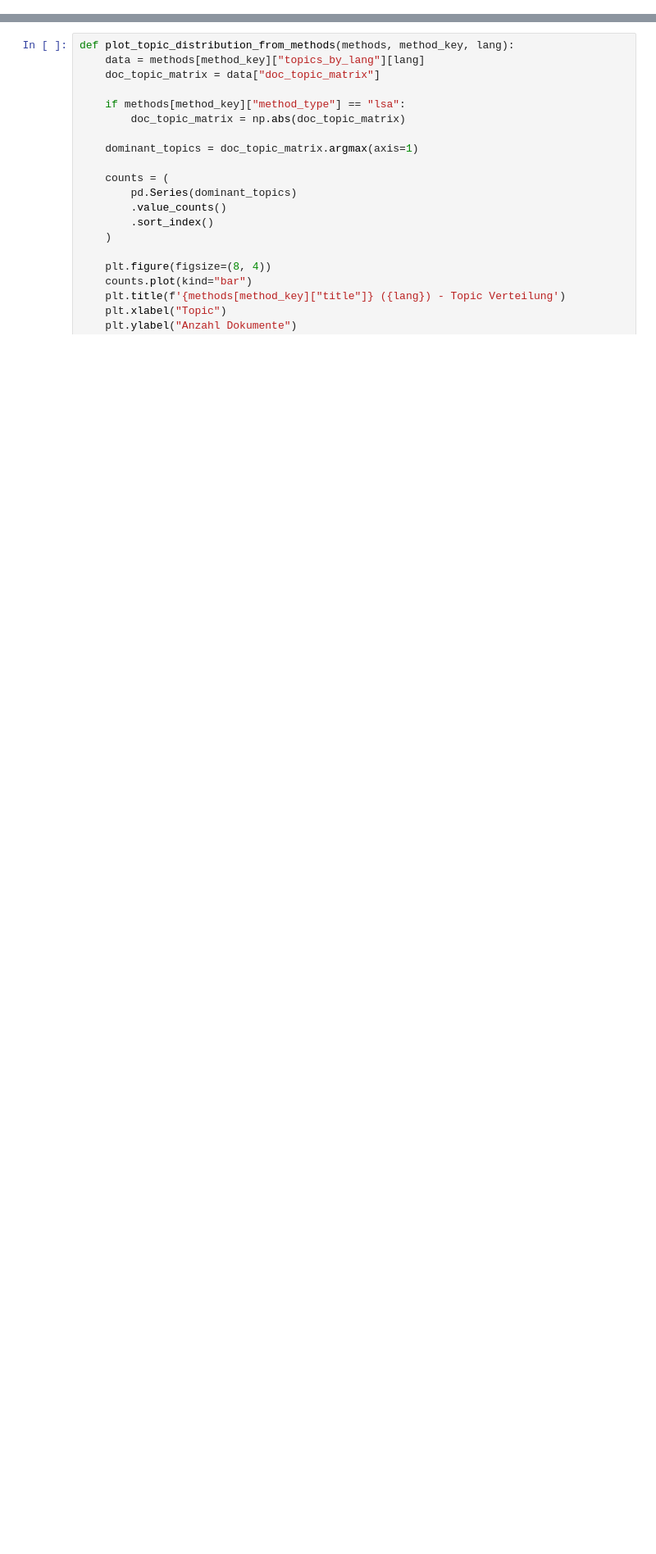
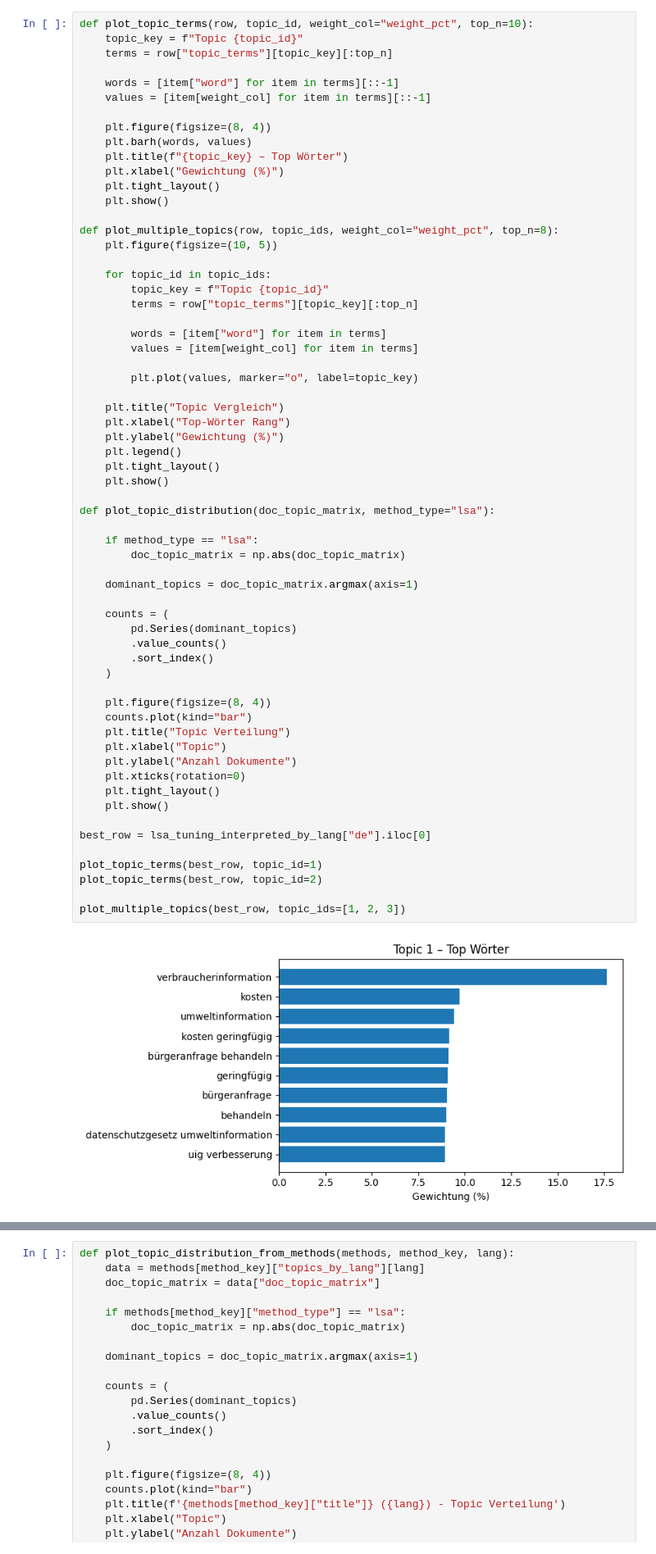
Before and after one commit to schustal-cpu/analyze_message_topics, a Jupyter notebook: analyze_data.ipynb, the cells around one changed output, grey strips where cells are left out. Shown at 82% size. Saved outputs shown, nothing was run; the diff lists cells and outputs as text; blank space fills up the shorter version.

```diff
--- a/analyze_data.ipynb
+++ b/analyze_data.ipynb
@@ -383,0 +366,64 @@ LSA TF-IDF Topic trainiert (en)
+# %%
+def plot_topic_terms(row, topic_id, weight_col="weight_pct", top_n=10):
+    topic_key = f"Topic {topic_id}"
+    terms = row["topic_terms"][topic_key][:top_n]
+
+    words = [item["word"] for item in terms][::-1]
+    values = [item[weight_col] for item in terms][::-1]
+
+    plt.figure(figsize=(8, 4))
+    plt.barh(words, values)
+    plt.title(f"{topic_key} – Top Wörter")
+    plt.xlabel("Gewichtung (%)")
+    plt.tight_layout()
+    plt.show()
+
+def plot_multiple_topics(row, topic_ids, weight_col="weight_pct", top_n=8):
+    plt.figure(figsize=(10, 5))
+
+    for topic_id in topic_ids:
+        topic_key = f"Topic {topic_id}"
+        terms = row["topic_terms"][topic_key][:top_n]
+
+        words = [item["word"] for item in terms]
+        values = [item[weight_col] for item in terms]
+
+        plt.plot(values, marker="o", label=topic_key)
+
+    plt.title("Topic Vergleich")
+    plt.xlabel("Top-Wörter Rang")
+    plt.ylabel("Gewichtung (%)")
+    plt.legend()
+    plt.tight_layout()
+    plt.show()
+
+def plot_topic_distribution(doc_topic_matrix, method_type="lsa"):
+
+    if method_type == "lsa":
+        doc_topic_matrix = np.abs(doc_topic_matrix)
+
+    dominant_topics = doc_topic_matrix.argmax(axis=1)
+
+    counts = (
+        pd.Series(dominant_topics)
+        .value_counts()
+        .sort_index()
+    )
+
+    plt.figure(figsize=(8, 4))
+    counts.plot(kind="bar")
+    plt.title("Topic Verteilung")
+    plt.xlabel("Topic")
+    plt.ylabel("Anzahl Dokumente")
+    plt.xticks(rotation=0)
+    plt.tight_layout()
+    plt.show()
+
+best_row = lsa_tuning_interpreted_by_lang["de"].iloc[0]
+
+plot_topic_terms(best_row, topic_id=1)
+plot_topic_terms(best_row, topic_id=2)
+
+plot_multiple_topics(best_row, topic_ids=[1, 2, 3])
+# %% [output]
+[figure, added]
```
Also changed, not shown: parts of 19 cells of this notebook, 8 other files.
